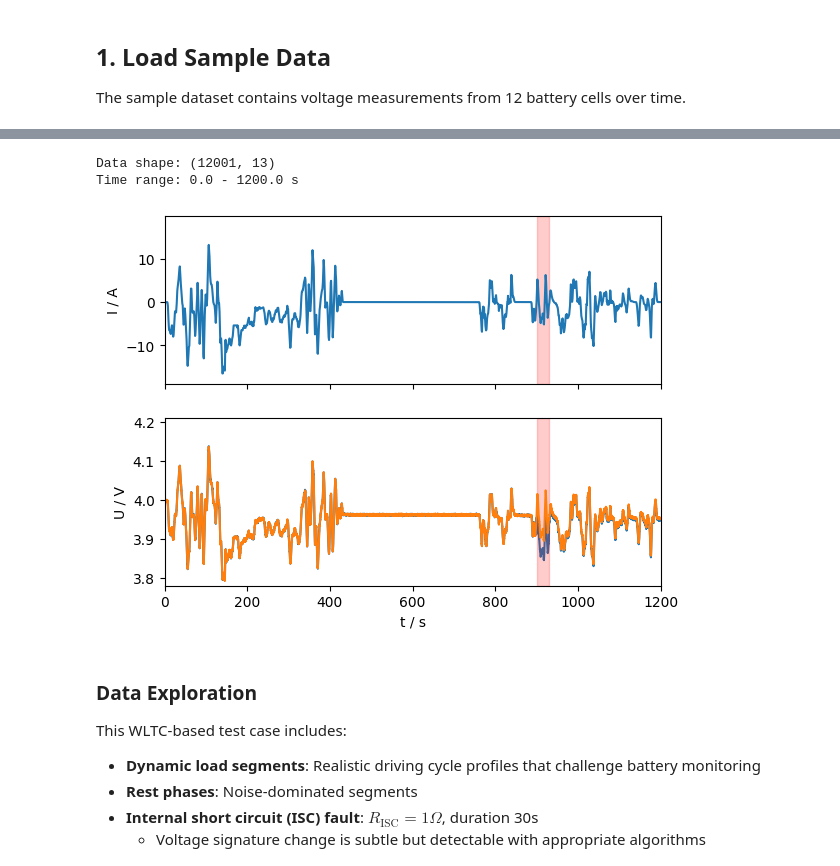
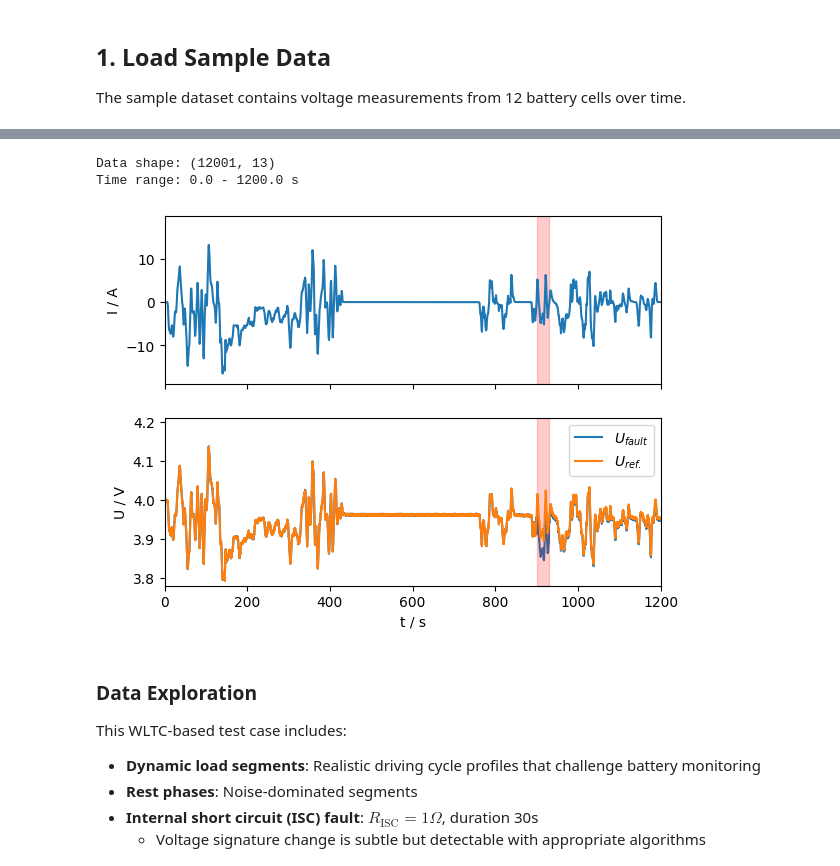
Before and after one commit to JAC28/BattDiag, a Jupyter notebook: examples/demo.ipynb, the cells around one changed output, grey strips where cells are left out. Drawn from its saved outputs; the diff is of its cells as text; code cells hidden in the pictures.

```diff
--- a/examples/demo.ipynb
+++ b/examples/demo.ipynb
@@ -50,30 +49,35 @@ df.head()
 # %%
 # Extract voltage data (shape: T x N)
 print(f"Data shape: {df.shape}")
 print(f"Time range: {df.index.total_seconds()[0]:.1f} - {df.index.total_seconds()[-1]:.1f} s")
 
 # Plot raw data
 plt.close('all')
 fig, axes = plt.subplots(2,1, sharex = 'col')
 ax1,ax2 = axes
 ax1.plot(df.index.total_seconds(), df['I_A'])
 ax2.plot(df.index.total_seconds(), df['U_01_V'], zorder=1, label=r'$U_{fault}$')
 ax2.plot(df.index.total_seconds(), df['U_02_V'], zorder=2, label=r'$U_{ref.}$')
 ax1.set_ylabel("I / A")
 ax2.set_ylabel(r"U / V")
 ax2.set_xlabel(r"t / s")
 ax2.set_xlim(0,1200)
+ax2.legend(loc='upper right')
 
+
+# Highlight fault period
 tstart = fault_metadata['tFault']
 tend = fault_metadata['tFault'] + fault_metadata['faultDuration']
 ax1.axvspan(tstart, tend, color="red", alpha = 0.2)
 ax2.axvspan(tstart, tend, color="red", alpha = 0.2)
 ax1.set_ylim(-19,19.9)
 ax2.set_ylim(3.78, 4.21)
+
+fig.savefig("figures/raw_data_demo.png", dpi=300)
 # %% [output]
 Data shape: (12001, 13)
 Time range: 0.0 - 1200.0 s
-[figure, old version]
+[figure, new version]
 # %% [markdown]
 ### Data Exploration
 
```
Also changed, not shown: parts of 2 cells of this notebook, 2 other files.
